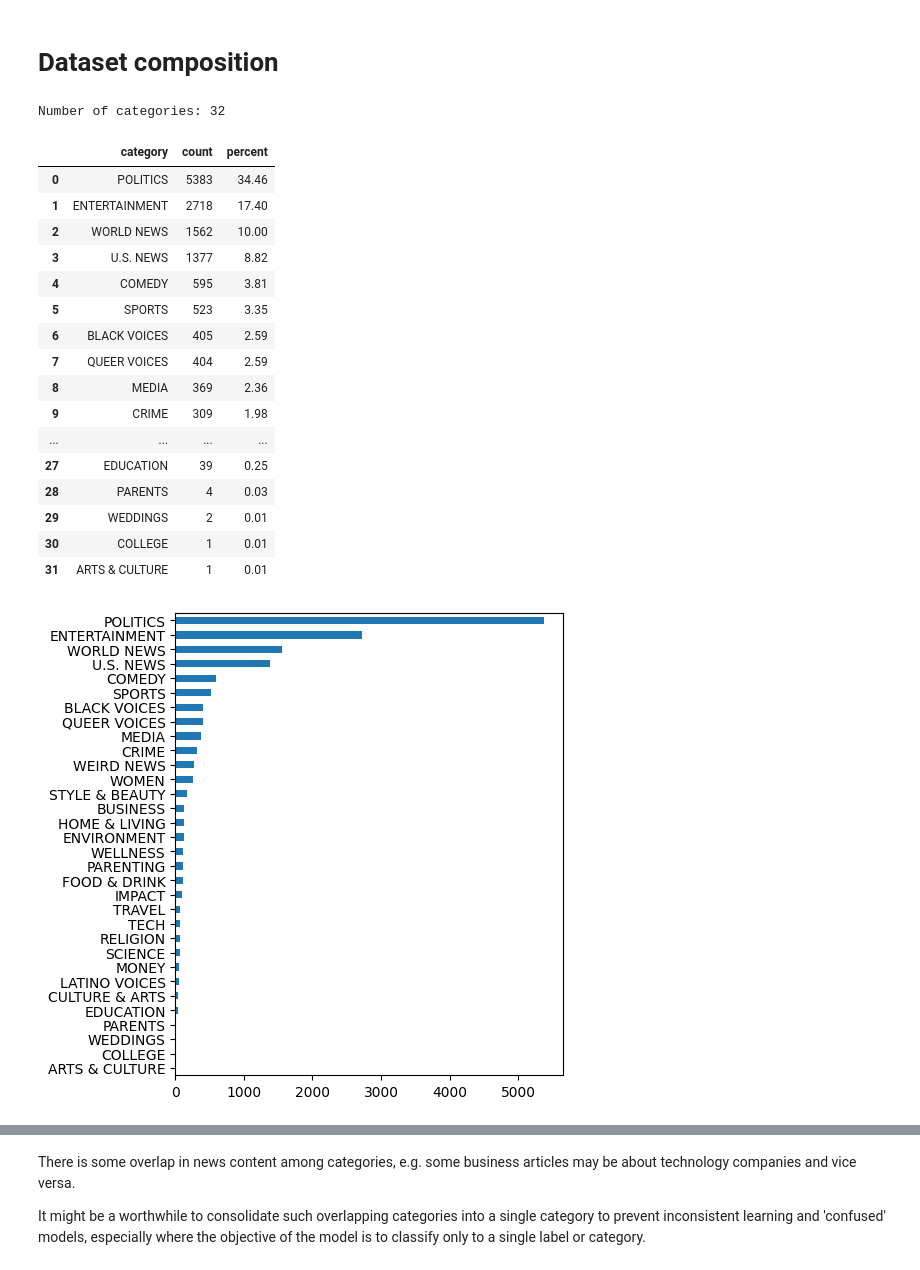
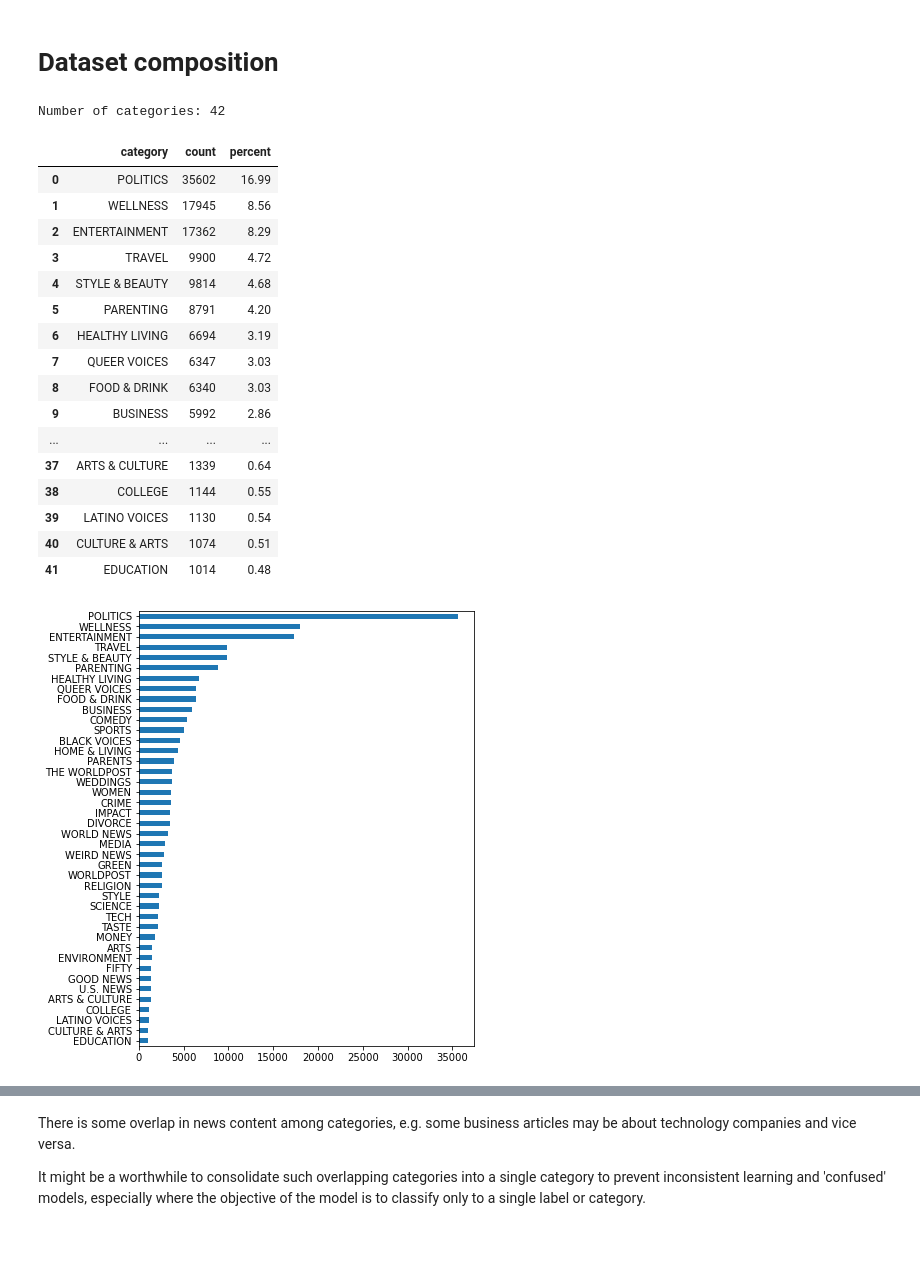
Before and after one commit to 42folders/news-classifier, a Jupyter notebook: notebooks/huffpost-news-EDA.ipynb, the cells around one changed output, grey strips where cells are left out. Saved outputs shown, nothing was run; the diff lists cells and outputs as text; code cells hidden in the pictures; blank space fills up the shorter version.

Commit message:
- updated EDA and training notebooks using v3 json 200K full data; drop texts with emojis; re-train for 12 cats

```diff
--- a/notebooks/huffpost-news-EDA.ipynb
+++ b/notebooks/huffpost-news-EDA.ipynb
@@ -14,11 +11,6 @@ This gives a dataset with 12.9K entries.
 # %%
-# https://www.kaggle.com/datasets/rmisra/news-category-dataset/discussion/191283#2555580
-data = []
-
-# If using Google Colab, upload .json file into root content directory (as per path below) during working session .
-# If using a local Jupyter Notebook, edit the path below to point to your working folder.
-for line in open('/content/News_Category_Dataset_v3.json', 'r'):
-  try:
-    data += [json.loads(line)]
-  except:
-    continue # Skip errors in JSON file.
+# If using Google Colab, upload .json file into root content directory (as per path below) during working session.
+# If using a local Jupyter Notebook, edit the paths below to point to your working folder.
+# root = '/content' # For Google Colab
+root = "/Users/cathytay/60-69-Code/61.06-TextClassification/data"
+df = pd.read_json(os.path.join(root, "News_Category_Dataset_v3.json"), lines = True)
@@ -40,4 +38,0 @@ data[:2] # view data samples
-# %%
-# Convert to pandas dataframe
-df = pd.DataFrame(data)
-len(df) # 15619 rows
@@ -59,26 +52,26 @@ df_count = df.category.value_counts().rename_axis('category').reset_index(name='
 df_count['percent'] = ((df_count['count']/df_count['count'].sum())*100).round(2)
 df_count
 # %% [output]
-Number of categories: 32
+Number of categories: 42
 |  | category | count | percent |
-| 0 | POLITICS | 5383 | 34.46 |
-| 1 | ENTERTAINMENT | 2718 | 17.40 |
-| 2 | WORLD NEWS | 1562 | 10.00 |
-| 3 | U.S. NEWS | 1377 | 8.82 |
-| 4 | COMEDY | 595 | 3.81 |
-| 5 | SPORTS | 523 | 3.35 |
-| 6 | BLACK VOICES | 405 | 2.59 |
-| 7 | QUEER VOICES | 404 | 2.59 |
-| 8 | MEDIA | 369 | 2.36 |
-| 9 | CRIME | 309 | 1.98 |
+| 0 | POLITICS | 35602 | 16.99 |
+| 1 | WELLNESS | 17945 | 8.56 |
+| 2 | ENTERTAINMENT | 17362 | 8.29 |
+| 3 | TRAVEL | 9900 | 4.72 |
+| 4 | STYLE & BEAUTY | 9814 | 4.68 |
+| 5 | PARENTING | 8791 | 4.20 |
+| 6 | HEALTHY LIVING | 6694 | 3.19 |
+| 7 | QUEER VOICES | 6347 | 3.03 |
+| 8 | FOOD & DRINK | 6340 | 3.03 |
+| 9 | BUSINESS | 5992 | 2.86 |
 | ... | ... | ... | ... |
-| 27 | EDUCATION | 39 | 0.25 |
-| 28 | PARENTS | 4 | 0.03 |
-| 29 | WEDDINGS | 2 | 0.01 |
-| 30 | COLLEGE | 1 | 0.01 |
-| 31 | ARTS & CULTURE | 1 | 0.01 |
+| 37 | ARTS & CULTURE | 1339 | 0.64 |
+| 38 | COLLEGE | 1144 | 0.55 |
+| 39 | LATINO VOICES | 1130 | 0.54 |
+| 40 | CULTURE & ARTS | 1074 | 0.51 |
+| 41 | EDUCATION | 1014 | 0.48 |
 # %%
-df['category'].value_counts().sort_values().plot(kind='barh', figsize=(5,6)); # adjust figsize else y labels too close
+df['category'].value_counts().sort_values().plot(kind='barh', figsize=(6,8)); # adjust height figsize else y labels too close
 # %% [output]
-[figure, old version]
+[figure, new version]
 # %% [markdown]
```
Also changed, not shown: parts of 39 cells of this notebook, 1 other file.
